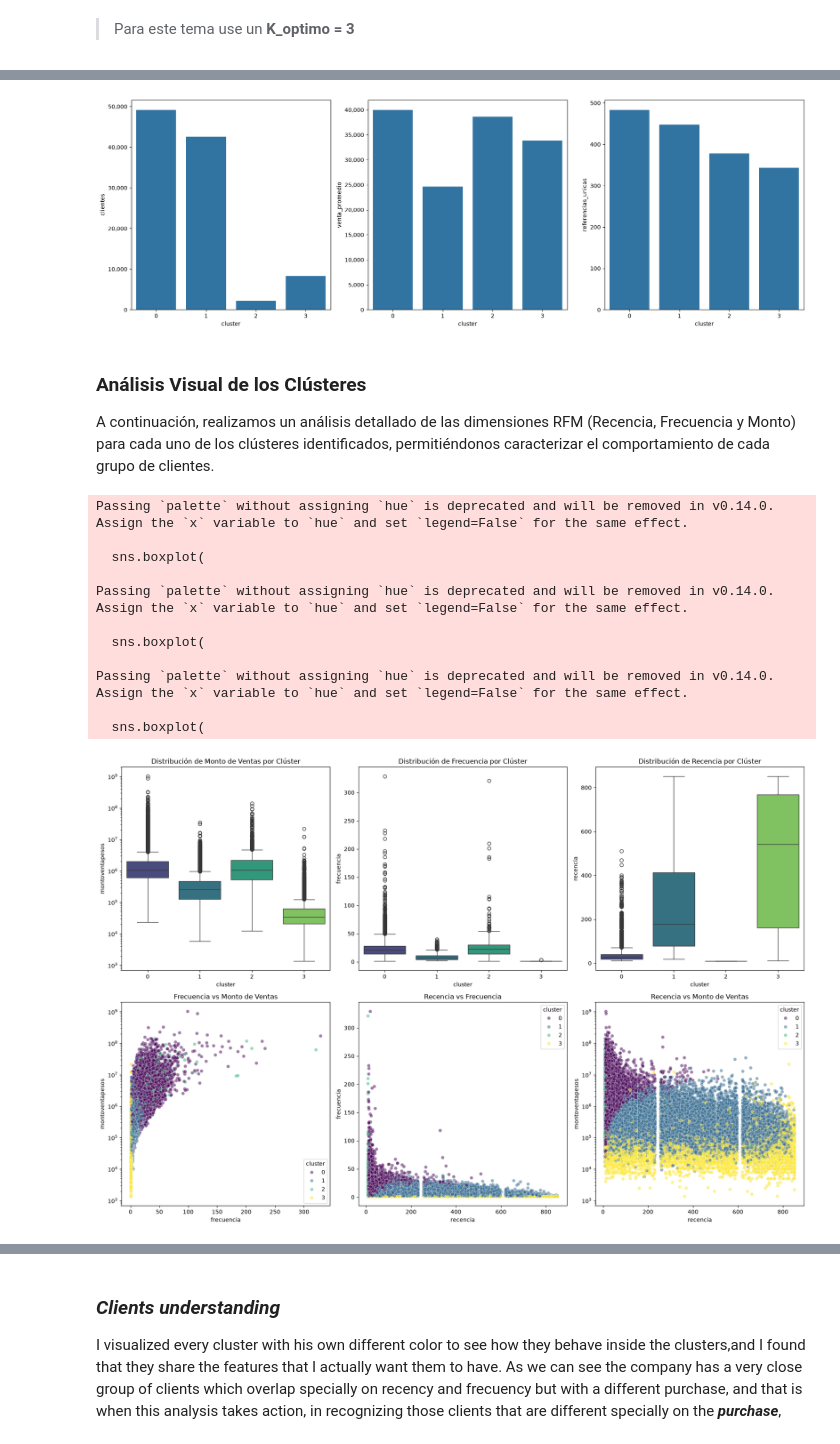
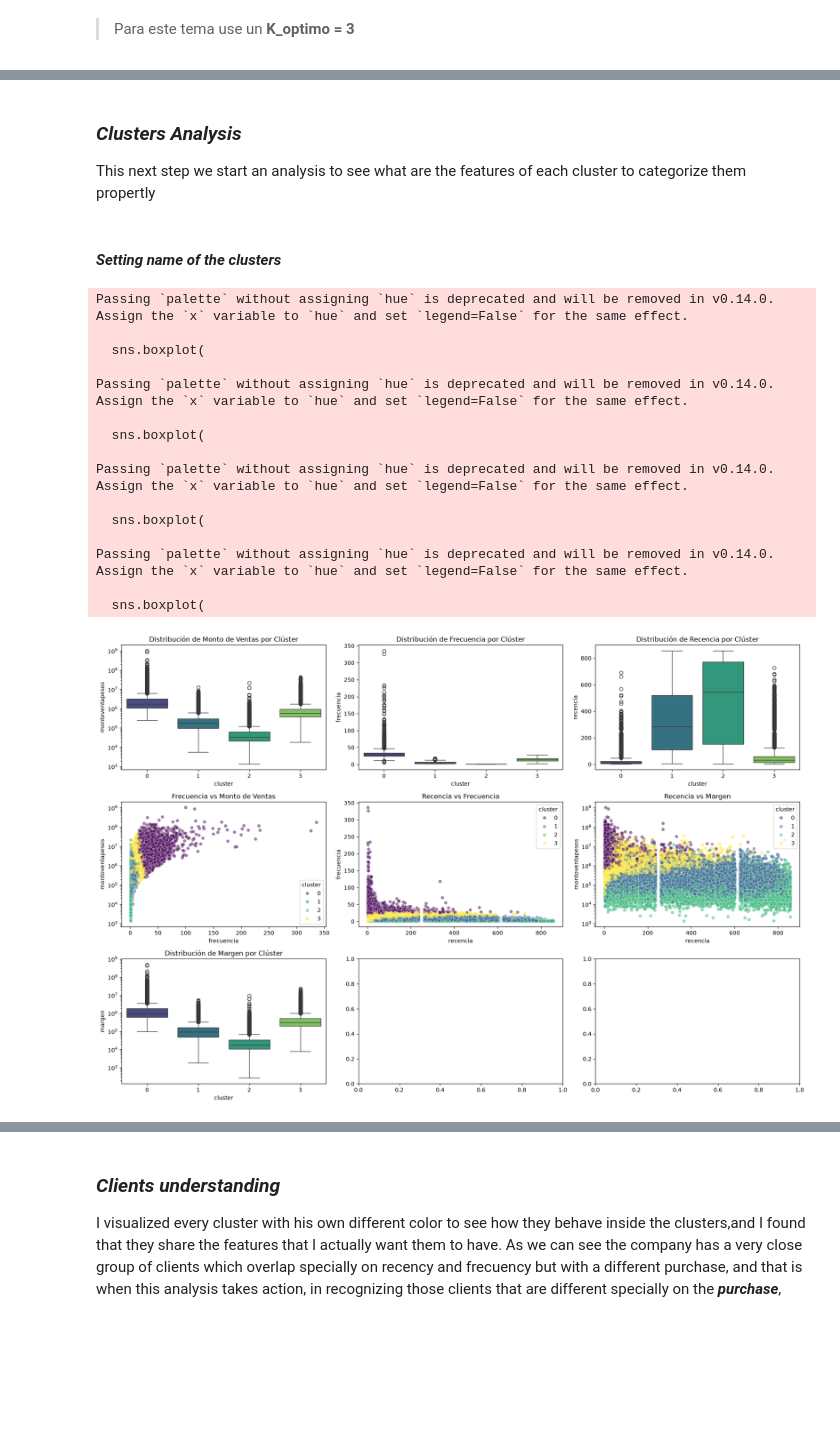
Before and after one commit to TheKey06/Market_Basket_Analysis, a Jupyter notebook: data/EDA.ipynb, the cells around one changed output, grey strips where cells are left out. Drawn from its saved outputs; the diff is of its cells as text; code cells hidden in the pictures; blank space fills up the shorter version.

Commit message:
fixing clustering due to the features

```diff
--- a/data/EDA.ipynb
+++ b/data/EDA.ipynb
@@ -16,7 +16,8 @@ c:\Users\practicanteit3\OneDrive - TRONEX S.A\Documentos\Proyectos\Market_Basket
 clientes = df.groupby('cliente').agg(
     montoventapesos = ('montoventapesos','sum'),
     frecuencia = ('factura', 'nunique'),
-    recencia = ('fechafactura',lambda x: (pd.Timestamp.now()-x.max()).days)
+    recencia = ('fechafactura',lambda x: (pd.Timestamp.now()-x.max()).days),
+    margen = ('margenpesos', 'sum')
 ).reset_index()
 # %% [markdown]
 # First sight to the distribution of my data
@@ -43,7 +44,7 @@ plt.show()
 > ***The data is skewed to the the right, so in this ocassion we are going to apply a log scale (I have done some researchs to look for it)***
 # %%
 devoluciones = clientes[clientes['montoventapesos']<=0]
-clientes_positivos = clientes[clientes['montoventapesos']>0]
+clientes_positivos = clientes[(clientes['montoventapesos']>0)&(clientes['margen']>0)]
 # %%
 fig, axes = plt.subplots(figsize=(18, 6))
 sns.histplot(
@@ -83,7 +84,7 @@ variables = ['frecuencia','recencia','montoventapesos']
 x = clientes_positivos[variables].values
 x_scaled = QuantileTransformer(output_distribution='normal', random_state=42).fit_transform(x)
 
-x_scaled[:,0] = x_scaled[:,0]*2
+x_scaled[:,0] = x_scaled[:,0]*5
 x_scaled[:,1] = x_scaled[:,1]*4
 x_scaled[:,2] = x_scaled[:,2]*3
 # %% [markdown]
@@ -261,45 +175,14 @@ values
-# %%
-import matplotlib.ticker as ticker
-fig, axes=plt.subplots(nrows=1, ncols=3, figsize = (18,6))
-
-
-sns.barplot(
-    data=values,
-    x='cluster',
-    y= 'clientes',
-    ax=axes[0]
-)
-axes[0].yaxis.set_major_formatter(ticker.FuncFormatter(lambda x, pos: f'{x:,.0f}'))
-
-sns.barplot(
-    data=values,
-    x='cluster',
-    y= 'venta_promedio',
-    ax=axes[1]
-)
-axes[1].yaxis.set_major_formatter(ticker.FuncFormatter(lambda x, pos: f'{x:,.0f}'))
-
-sns.barplot(
-    data=values,
-    x='cluster',
-    y= 'referencias_unicas',
-    ax=axes[2]
-)
-axes[2].yaxis.set_major_formatter(ticker.FuncFormatter(lambda x, pos: f'{x:,.0f}'))
-
-plt.tight_layout()
-plt.show()
-# %% [output]
-[figure, removed]
 # %% [markdown]
-### Análisis Visual de los Clústeres
+### ***Clusters Analysis***
 
-A continuación, realizamos un análisis detallado de las dimensiones RFM (Recencia, Frecuencia y Monto) para cada uno de los clústeres identificados, permitiéndonos caracterizar el comportamiento de cada grupo de clientes.
+This next step we start an analysis to see what are the features of each cluster to categorize them propertly
+# %% [markdown]
+#### ***Setting name of the clusters***
 # %%
 import matplotlib.ticker as ticker
 
 # Crear una figura con múltiples subplots para analizar las dimensiones RFM por clúster
-fig, axes = plt.subplots(nrows=2, ncols=3, figsize=(18, 12))
+fig, axes = plt.subplots(nrows=3, ncols=3, figsize=(18, 12))
 
 # 1. Boxplot de Monto de Ventas por Clúster
 sns.boxplot(
@@ -359,32 +242,47 @@ sns.scatterplot(
 )
 axes[1, 1].set_title('Recencia vs Frecuencia')
 
 # 6. Scatter Plot: Recencia vs Monto de Ventas
 sns.scatterplot(
     data=clientes_positivos,
     x='recencia',
     y='montoventapesos',
     hue='cluster',
     palette='viridis',
     ax=axes[1, 2],
     alpha=0.5
 )
-axes[1, 2].set_title('Recencia vs Monto de Ventas')
+axes[1, 2].set_title('Recencia vs Margen')
 axes[1, 2].yaxis.set_major_formatter(ticker.FuncFormatter(lambda x, pos: f'{x:,.0f}'))
 axes[1, 2].set_yscale('log')
 
+sns.boxplot(
+    data=clientes_positivos,
+    x='cluster',
+    y='margen',
+    ax=axes[2,0],
+    palette='viridis'
+)
+axes[2,0].set_title('Distribución de Margen por Clúster')
+axes[2,0].yaxis.set_major_formatter(ticker.FuncFormatter(lambda x, pos: f'{x:,.0f}'))
+axes[2,0].set_yscale('log')
+
 plt.tight_layout()
 plt.show()
 # %% [output]
 Passing `palette` without assigning `hue` is deprecated and will be removed in v0.14.0. Assign the `x` variable to `hue` and set `legend=False` for the same effect.
 
   sns.boxplot(
 
 Passing `palette` without assigning `hue` is deprecated and will be removed in v0.14.0. Assign the `x` variable to `hue` and set `legend=False` for the same effect.
 
   sns.boxplot(
 
 Passing `palette` without assigning `hue` is deprecated and will be removed in v0.14.0. Assign the `x` variable to `hue` and set `legend=False` for the same effect.
 
   sns.boxplot(
+
+Passing `palette` without assigning `hue` is deprecated and will be removed in v0.14.0. Assign the `x` variable to `hue` and set `legend=False` for the same effect.
+
+  sns.boxplot(
-[figure, old version]
+[figure, new version]
```
Also changed, not shown: parts of 24 cells of this notebook, 1 other file.
